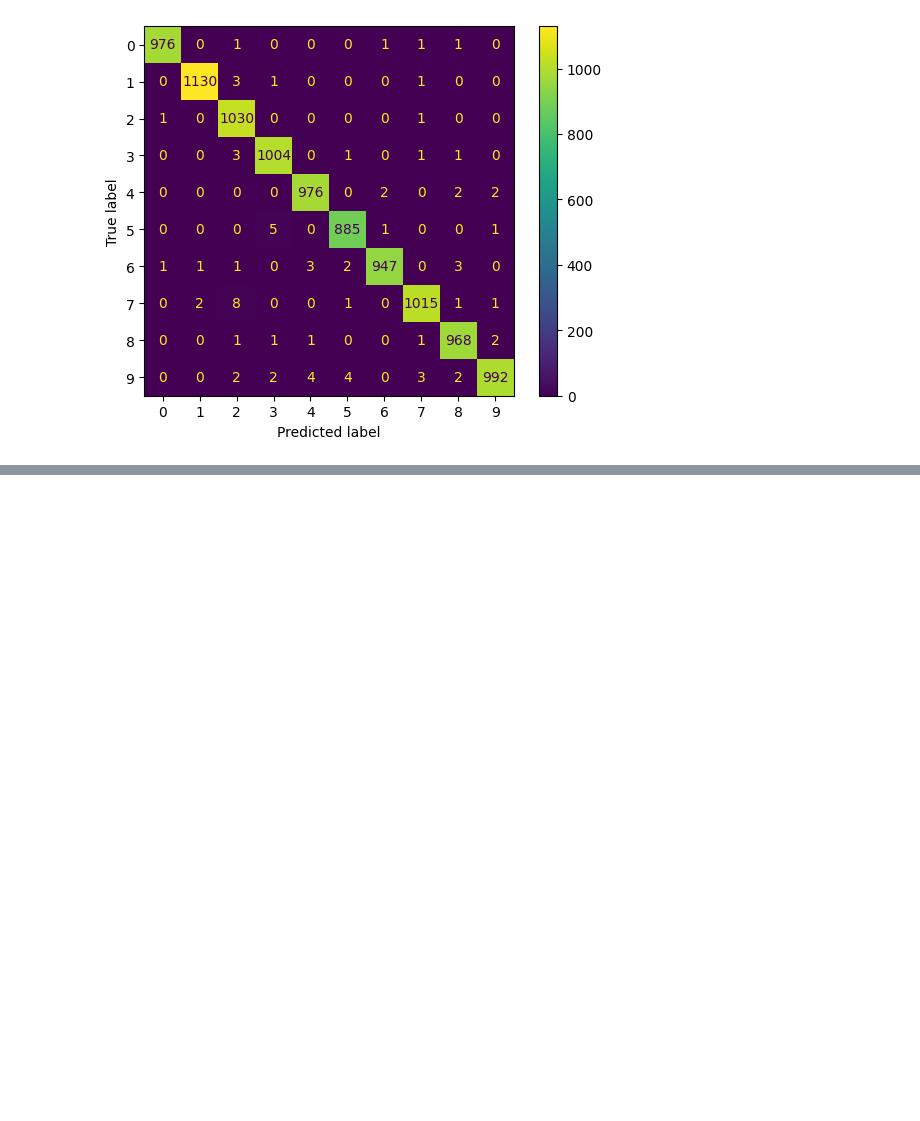
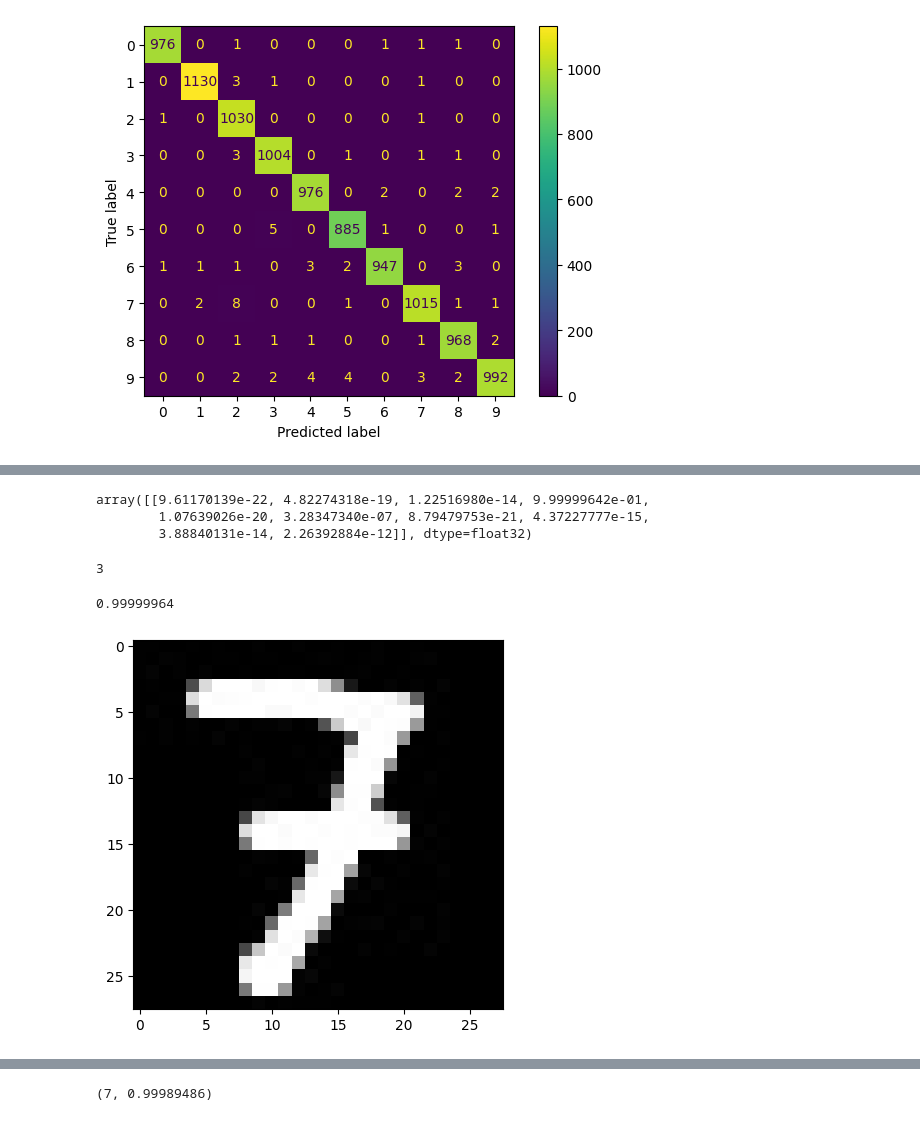
Before and after one commit to Poojakamble24/Deep_Learning, a Jupyter notebook: Handwritten_Digit_classification.ipynb, the cells around one changed output, grey strips where cells are left out. Cells and saved outputs as stored; diff of their text form; code cells hidden in the pictures; blank space fills up the shorter version.

```diff
--- a/Handwritten_Digit_classification.ipynb
+++ b/Handwritten_Digit_classification.ipynb
@@ -330,0 +404,2 @@ ConfusionMatrixDisplay.from_predictions(y_test,ypred_test)
+# %%
+probs = model.predict(np.array([img_scl]))
@@ -330,0 +408,30 @@ ConfusionMatrixDisplay.from_predictions(y_test,ypred_test)
+# %%
+probs
+# %% [output]
+array([[9.61170139e-22, 4.82274318e-19, 1.22516980e-14, 9.99999642e-01,
+        1.07639026e-20, 3.28347340e-07, 8.79479753e-21, 4.37227777e-15,
+        3.88840131e-14, 2.26392884e-12]], dtype=float32)
+# %%
+pred = np.argmax(probs)
+pred
+# %% [output]
+3
+# %%
+prob = np.max(probs)
+prob
+# %% [output]
+0.99999964
+# %%
+def predict_number(path):
+  img = cv2.imread(path, cv2.IMREAD_GRAYSCALE)
+  plt.imshow(img, cmap='gray')
+  plt.show()
+  img_scl = img.astype('float32')/255
+  probs = model.predict(np.array([img_scl]))
+  pred = np.argmax(probs)
+  prob = np.max(probs)
+  return pred, prob
+# %%
+predict_number('/content/example_img2 (1).jpg')
+# %% [output]
+[figure, added]
@@ -330,0 +439 @@ ConfusionMatrixDisplay.from_predictions(y_test,ypred_test)
+(7, 0.99989486)
```
Also changed, not shown: parts of 10 cells of this notebook.
